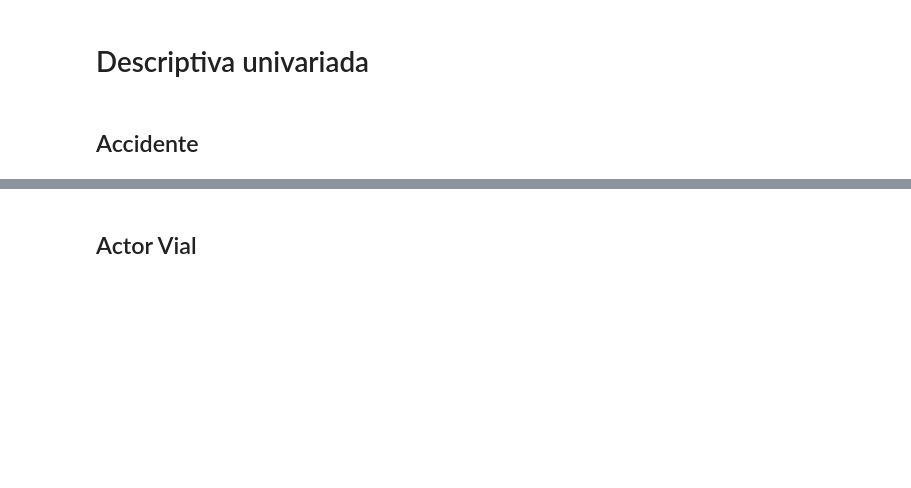
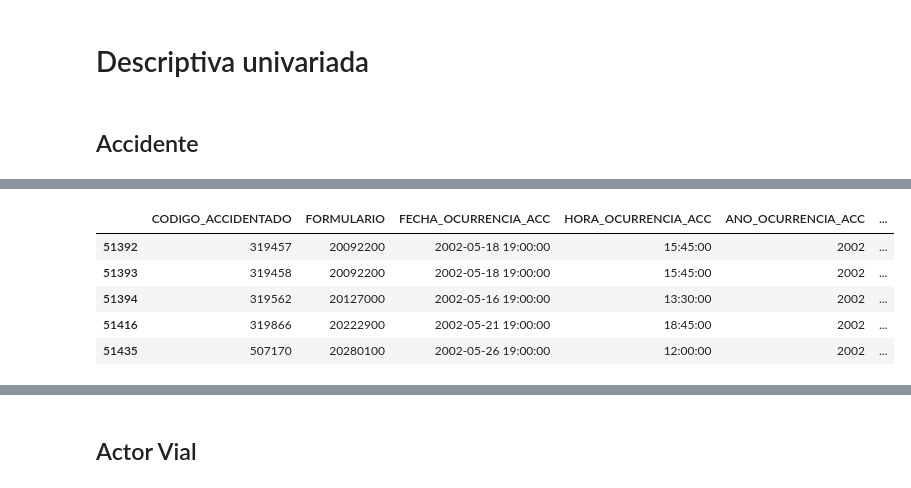
Before and after one commit to santiago-higuitau/ml_accident_bgta, a Jupyter notebook: notebooks/03_Analisis descriptivo.ipynb, the cells around one changed output, grey strips where cells are left out. Cells and saved outputs as stored; diff of their text form; code cells hidden in the pictures; blank space fills up the shorter version.

```diff
--- a/notebooks/03_Analisis descriptivo.ipynb
+++ b/notebooks/03_Analisis descriptivo.ipynb
@@ -169,0 +207,9 @@ plt.show()
+# %%
+ESTADO_ACCIDENTADO.head()
+# %% [output]
+|  | CODIGO_ACCIDENTADO | FORMULARIO | FECHA_OCURRENCIA_ACC | HORA_OCURRENCIA_ACC | ANO_OCURRENCIA_ACC | ... |
+| 51392 | 319457 | 20092200 | 2002-05-18 19:00:00 | 15:45:00 | 2002 | ... |
+| 51393 | 319458 | 20092200 | 2002-05-18 19:00:00 | 15:45:00 | 2002 | ... |
+| 51394 | 319562 | 20127000 | 2002-05-16 19:00:00 | 13:30:00 | 2002 | ... |
+| 51416 | 319866 | 20222900 | 2002-05-21 19:00:00 | 18:45:00 | 2002 | ... |
+| 51435 | 507170 | 20280100 | 2002-05-26 19:00:00 | 12:00:00 | 2002 | ... |
```
Also changed, not shown: parts of 30 cells of this notebook, 1 other file.
